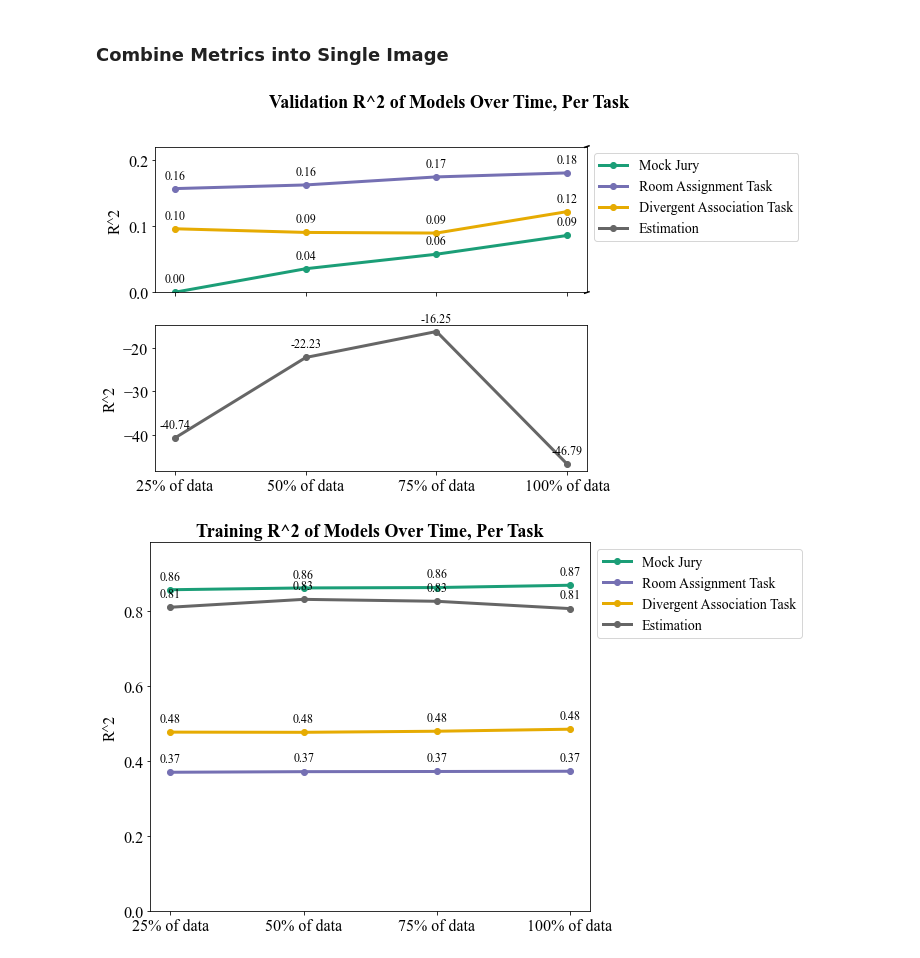
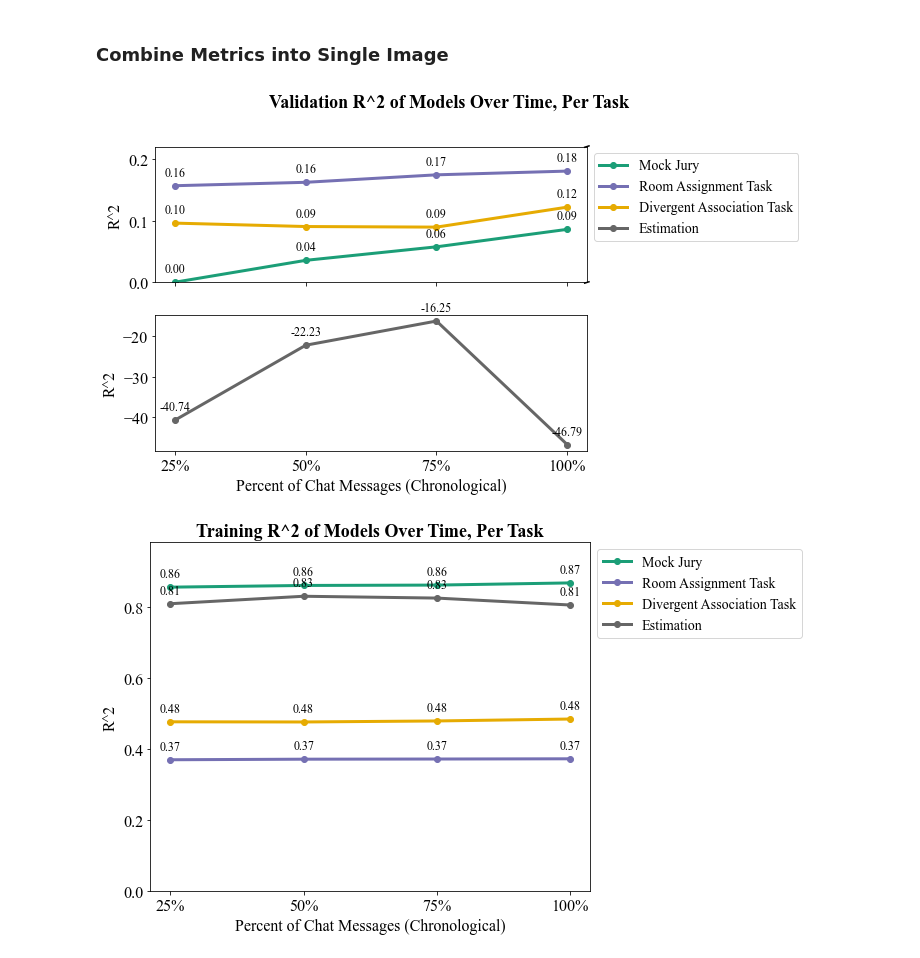
Before and after one commit to Watts-Lab/team_comm_tools, a Jupyter notebook: feature_engine/model/model_per_task_cv.ipynb, the cells around one changed output. Cells and saved outputs as stored; diff of their text form; code cells hidden in the pictures.

```diff
--- a/feature_engine/model/model_per_task_cv.ipynb
+++ b/feature_engine/model/model_per_task_cv.ipynb
@@ -105,7 +106,7 @@ def get_repeated_kfold_cv_summary(shap_df, shap_correlation_df, train_metrics, t
 
     return(shap_means, shap_cor_means, train_means, test_means)
 # %%
-time_points = ["25% of data", "50% of data", "75% of data", "100% of data"]
+time_points = ["25%", "50%", "75%", "100%"]
 # %%
 NUM_TOP_FEATURES = 3
 # %%
@@ -731,34 +756,35 @@ def plot_r2_with_broken_axis(datasets, dataset_names, title):
     ax1.tick_params(axis="both", labelsize=16)  # Increase tick label size
     ax2.tick_params(axis="both", labelsize=16)  # Increase tick label size
     ax1.set_ylabel("R^2", fontsize=16)
     ax2.set_ylabel("R^2", fontsize=16)
+    ax2.set_xlabel("Percent of Chat Messages (Chronological)", fontsize=16)
 
     # Move the legend to the right for ax1
     lines, labels = ax1.get_legend_handles_labels()
     ax1.legend(lines, labels, loc="upper left", fontsize=14, bbox_to_anchor=(1, 1.005))  # Adjust the y-coordinate
 
     # Add broken y-axis symbol
     d = .005  # Offset for markings
     kwargs = dict(transform=ax1.transAxes, color='k', clip_on=False)
     ax1.plot((1-d,1+d), (-d,+d), **kwargs)
     ax1.plot((1-d,1+d),(1-d,1+d), **kwargs)
 
     # Adjust title position to the top
     plt.suptitle(title, fontweight="bold", fontsize=18)
 
     # Adjust layout
     plt.tight_layout(rect=[0, 0.03, 1, 0.95])
     plt.savefig('./figures/validation_test_r2_graph.svg', dpi=1200, bbox_inches='tight')
     plt.show()
 
 # Assuming you have defined the four datasets and their names as you described
 datasets = [jury_metrics, csop_metrics, dat_metrics, estimation_metrics]
 dataset_names = ["Mock Jury", "Room Assignment Task", "Divergent Association Task", "Estimation"]
 
 # # Call the function to plot R^2 values with broken y-axis
 plot_r2_with_broken_axis(datasets, dataset_names, "Validation R^2 of Models Over Time, Per Task")
 # %% [output]
-[figure, old version]
+[figure, new version]
 # %%
 jury_metrics = pd.concat([jury_train_means25, jury_train_means50, jury_train_means75, jury_train_means], keys = time_points, axis=1)
 csop_metrics = pd.concat([csop_train_means25, csop_train_means50, csop_train_means75, csop_train_means], keys = time_points, axis=1)
@@ -787,6 +813,7 @@ def plot_r2_without_broken_axis(datasets, dataset_names, title):
     # Adjust layout and labels
     ax.tick_params(axis="both", labelsize=16)  # Increase tick label size
     ax.set_ylabel("R^2", fontsize=16)
+    ax.set_xlabel("Percent of Chat Messages (Chronological)", fontsize=16)
 
     # Add legend to the right
     lines, labels = ax.get_legend_handles_labels()
@@ -810,4 +837,4 @@ dataset_names = ["Mock Jury", "Room Assignment Task", "Divergent Association Tas
 # Call the function to plot R^2 values without broken y-axis
 plot_r2_without_broken_axis(datasets, dataset_names, "Training R^2 of Models Over Time, Per Task")
 # %% [output]
-[figure, old version]
+[figure, new version]
```
Also changed, not shown: parts of 16 cells of this notebook, 8 other files.
